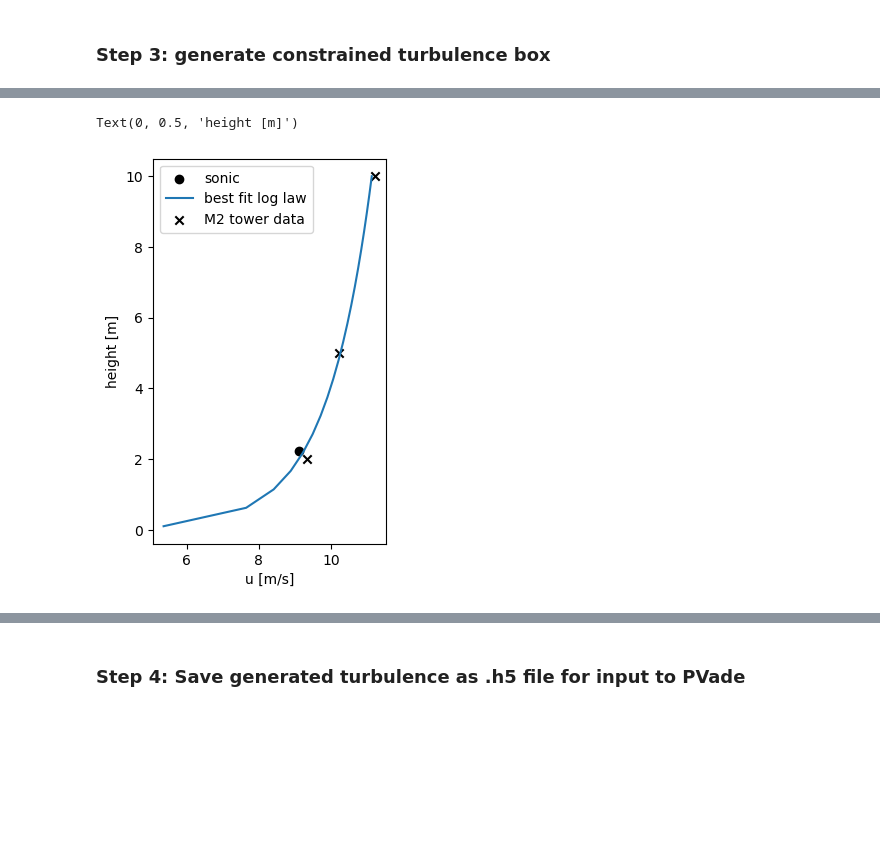
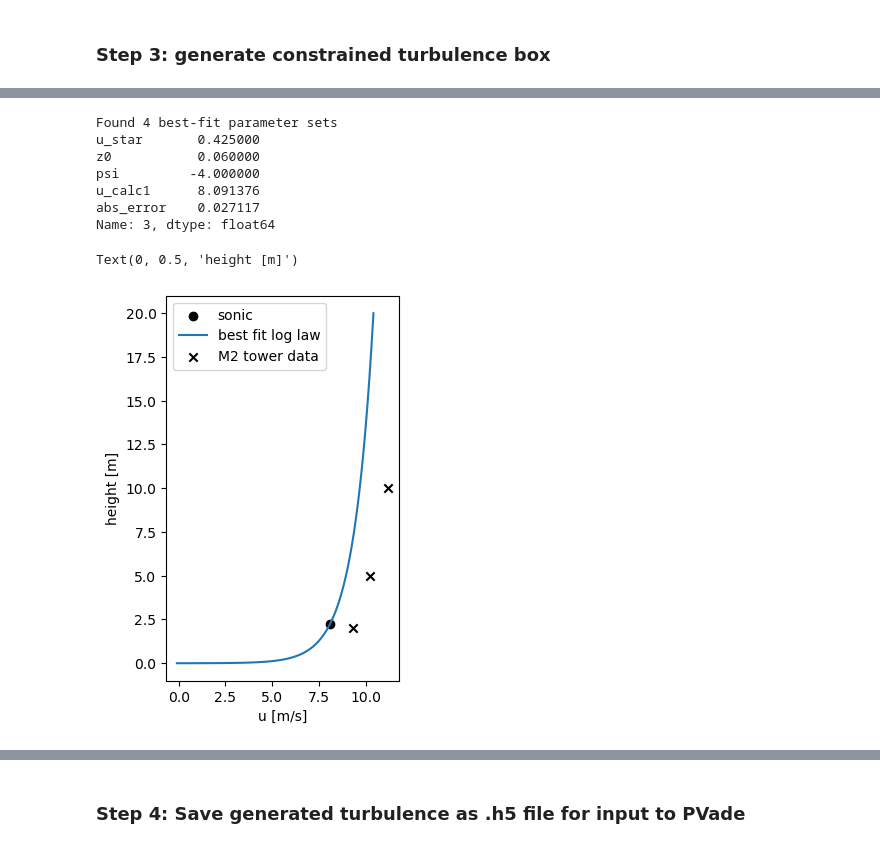
Before and after one commit to brookeslawski/pyconturb-pvade, a Jupyter notebook: duramat_constrained_turb.ipynb, the cells around one changed output, grey strips where cells are left out. Drawn from its saved outputs; the diff is of its cells as text; code cells hidden in the pictures; blank space fills up the shorter version.

```diff
--- a/duramat_constrained_turb.ipynb
+++ b/duramat_constrained_turb.ipynb
@@ -133,7 +133,7 @@ Text(0.5, 0, 'time')
 #     ax.set_xlabel('time [s]')
 # %%
 # optional: cut down duration of signal for testing
-tf_sonic1 = 30.0 # [s] - this is also how long the synthetic turbulence signal will be
+tf_sonic1 = 5.0 # [s] - this is also how long the synthetic turbulence signal will be
 sonic_data = sonic_data.loc[sonic_data.index <= tf_sonic1]
 
 fig, axs = plt.subplots()
@@ -221,24 +271,41 @@ plt.axis('equal'); plt.legend(bbox_to_anchor=(1.05, 1), loc=2, borderaxespad=0.)
 # %%
 # log law profile at flatirons - to approximate u_ref input to gen_turb
+kappa = 0.4
+d0 = 0
+z_max = 20.0
 
-z_log = np.linspace(0.1, 10, 20)
-u_log = (0.5/0.4)*np.log(z_log/0.05)+4.5 # to match M2 tower data
+params = find_best_fit_loglaw(u_mean_sonic1.values[0], z_sonic1)
+print(params)
+
+z_values = np.logspace(-3, np.log10(z_max), 100)
+
+# z_log = np.linspace(0.1, 10, 20)
+# u_log = (0.5/0.4)*np.log(z_log/0.05)+4.5 # to match M2 tower data
 # u_log = (0.55/0.4)*np.log(z_log/0.05)+4.5 # to match sonic data
 
-y_idx = (np.abs(y - 0.0)).argmin()
+# y_idx = (np.abs(y - y_sonic1)).argmin()
 u_inp = {}
 u_inp['sonic'] = sonic_data.filter(regex='u_', axis=1).values.squeeze()
 
 fig, axs = plt.subplots(figsize=[3,5])
 axs.scatter(u_inp['sonic'].mean(), z_sonic1, color='k', label='sonic')
 # axs[0].scatter(u_inp['sim'].mean(axis=0), z_fp, color='r', label='sim')
-axs.plot(u_log, z_log, label='best fit log law')
+profile = (params['u_star'] / kappa) * (np.log((z_values - d0) / params['z0']) - params['psi'])
+axs.plot(profile, z_values, label='best fit log law') # label=f'u*={params['u_star']:.3f}', z0={params['z0']:.2e}, $\psi$={params['psi']:.2f}')
+# axs.plot(u_log, z_log, label='best fit log law')
 axs.scatter(m2['u'], m2['z'], color='k', marker='x', label='M2 tower data')
 axs.legend();
 axs.set_xlabel('u [m/s]')
 axs.set_ylabel('height [m]')
 # print('u_max = ',u_inp['sim'].mean(axis=0).max())
 # %% [output]
-Text(0, 0.5, 'height [m]')
+Found 4 best-fit parameter sets
+u_star       0.425000
+z0           0.060000
+psi         -4.000000
+u_calc1      8.091376
+abs_error    0.027117
+Name: 3, dtype: float64
+Text(0, 0.5, 'height [m]')
-[figure, old version]
+[figure, new version]
 # %%
```
Also changed, not shown: parts of 22 cells of this notebook, 2 other files.
